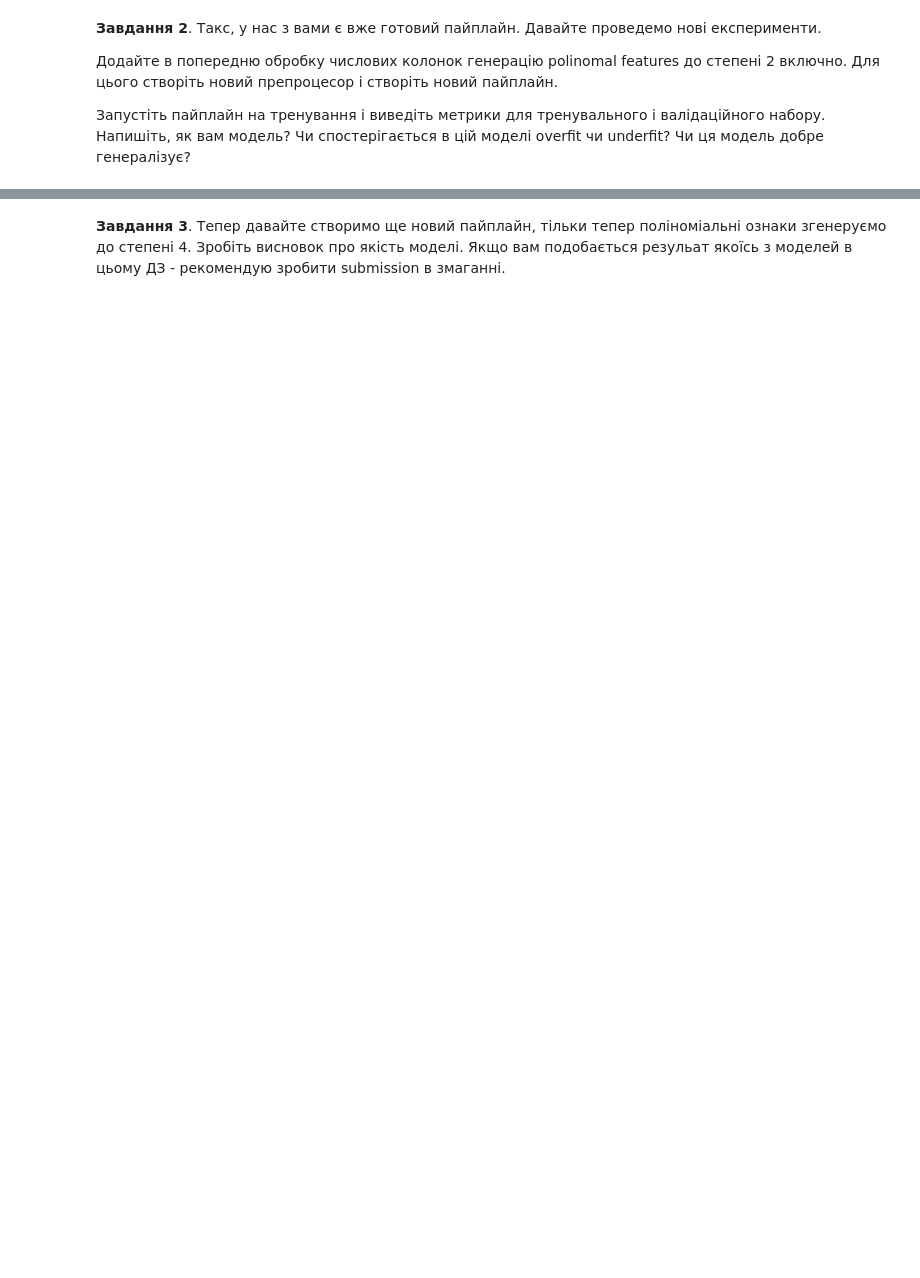
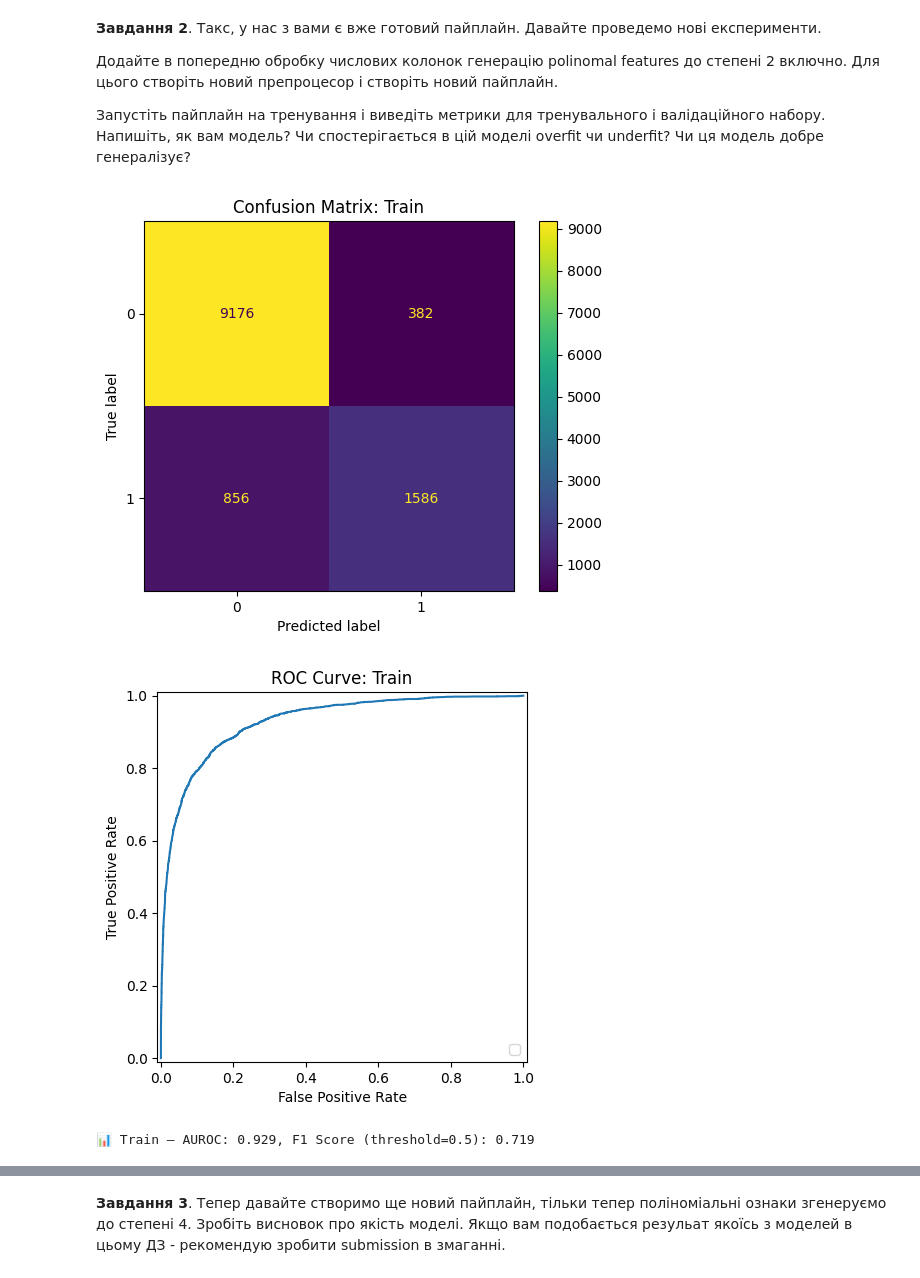
Before and after one commit to o-semenkova/ml_home_tasks, a Jupyter notebook: HW_2_2_Поліноміальні_ознаки_Pipelines.ipynb, the cells around one changed output, grey strips where cells are left out. Drawn from its saved outputs; the diff is of its cells as text; code cells hidden in the pictures; blank space fills up the shorter version.

```diff
--- a/HW_2_2_Поліноміальні_ознаки_Pipelines.ipynb
+++ b/HW_2_2_Поліноміальні_ознаки_Pipelines.ipynb
@@ -96,3 +159,31 @@ joblib.dump(...)
   Додайте в попередню обробку числових колонок генерацію polinomal features до степені 2 включно. Для цього створіть новий препроцесор і створіть новий пайплайн.
 
   Запустіть пайплайн на тренування і виведіть метрики для тренувального і валідаційного набору. Напишіть, як вам модель? Чи спостерігається в цій моделі overfit чи underfit? Чи ця модель добре генералізує?
+# %%
+# Препроцесор з PolynomialFeatures (до степеня 2)
+numeric_transformer = Pipeline(steps=[
+    ('poly', PolynomialFeatures(degree=2, include_bias=False)),
+    ('scaler', MinMaxScaler())
+])
+
+categorical_transformer = OneHotEncoder(drop='first', sparse_output=False, handle_unknown='ignore')
+
+preprocessor_poly = ColumnTransformer(transformers=[
+    ('num', numeric_transformer, numeric_features),
+    ('cat', categorical_transformer, categorical_features)
+])
+
+# Пайплайн з поліномами
+pipeline_poly = Pipeline(steps=[
+    ('preprocessor', preprocessor_poly),
+    ('classifier', LogisticRegression(max_iter=1000))
+])
+
+# Навчання
+pipeline_poly.fit(train_df[all_features], train_df['Exited'])
+# %%
+evaluate_model(pipeline_poly, train_df, 'Train')
+# %% [output]
+[figure, added]
+[figure, added]
+📊 Train — AUROC: 0.929, F1 Score (threshold=0.5): 0.719
```
Also changed, not shown: parts of 24 cells of this notebook.
